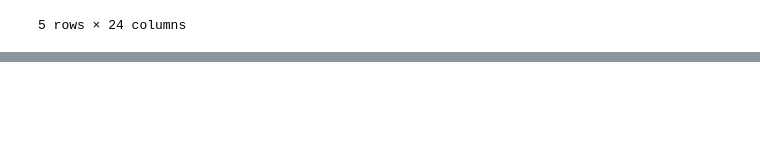
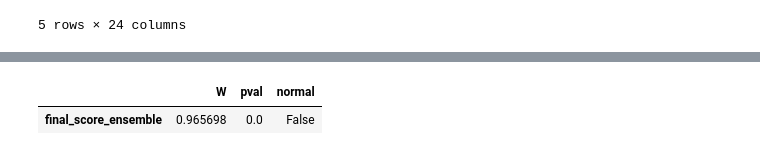
Before and after one commit to leosilva/peerj_computer_science_2022, a Jupyter notebook: Notebooks/Statistics - Working x Non-working.ipynb, the cells around one changed output, grey strips where cells are left out. Drawn from its saved outputs; the diff is of its cells as text; code cells hidden in the pictures; blank space fills up the shorter version.

```diff
--- a/Notebooks/Statistics - Working x Non-working.ipynb
+++ b/Notebooks/Statistics - Working x Non-working.ipynb
@@ -116,0 +169,5 @@ tweets_df.head()
+# %%
+pg.normality(non_work_times_df)
+# %% [output]
+|  | W | pval | normal |
+| final_score_ensemble | 0.965698 | 0.0 | False |
```
Also changed, not shown: parts of 22 cells of this notebook, 2 other files.
